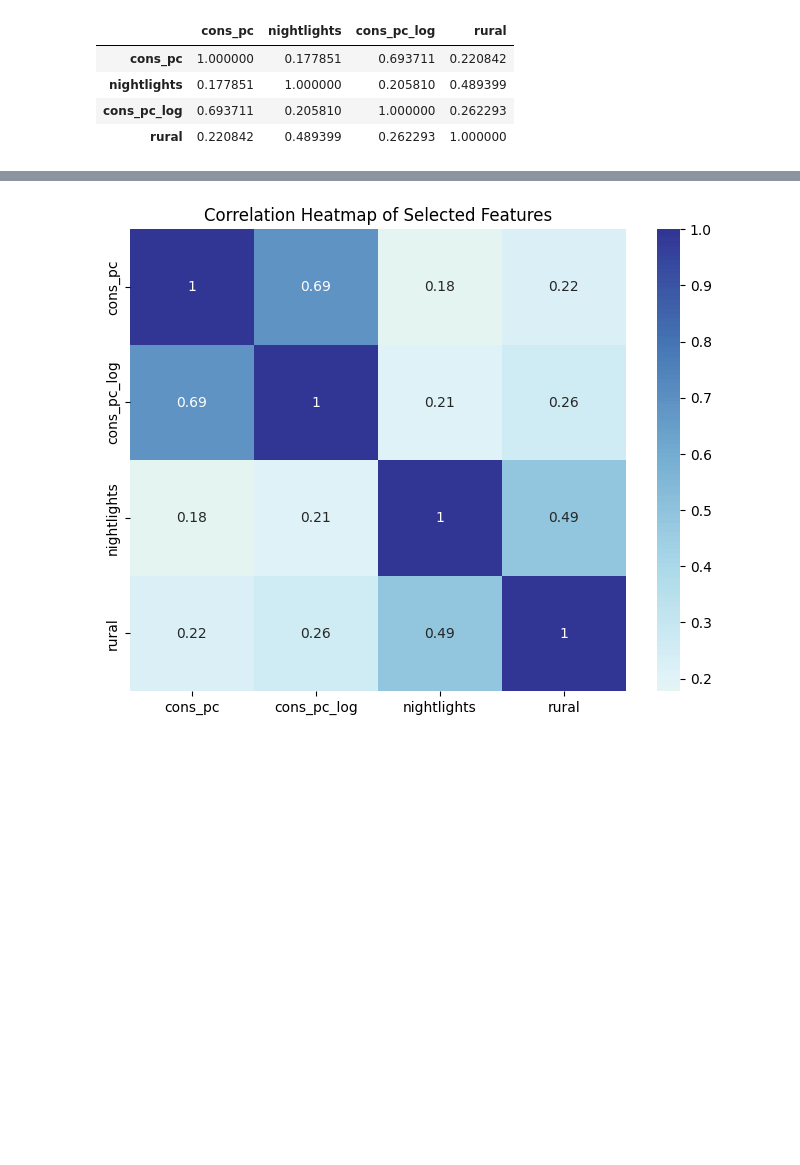
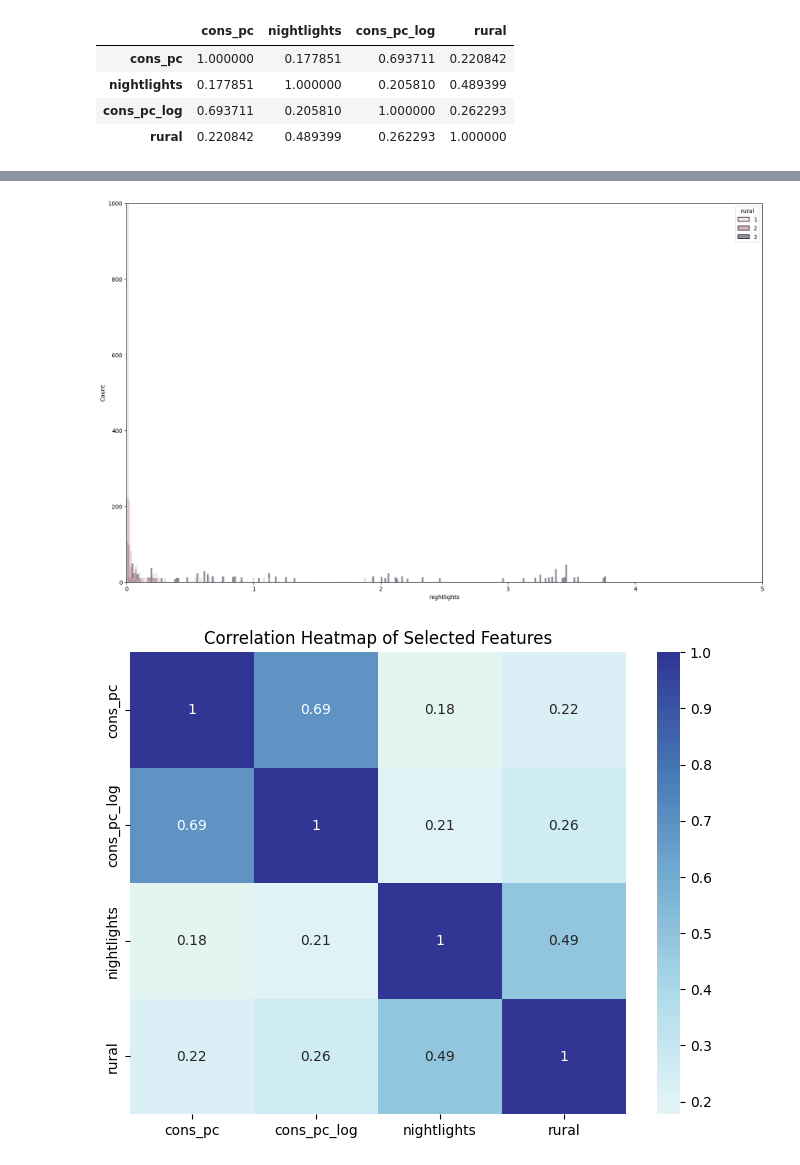
Before and after one commit to ladis-jil/Predicting-Economic-Activity-Satelite-Imagery, a Jupyter notebook: notebooks/JO_ML_model.ipynb, the cells around one changed output, grey strips where cells are left out. Saved outputs shown, nothing was run; the diff lists cells and outputs as text; code cells hidden in the pictures; blank space fills up the shorter version.

```diff
--- a/notebooks/JO_ML_model.ipynb
+++ b/notebooks/JO_ML_model.ipynb
@@ -272,3 +285,10 @@ m_df[['cons_pc','nightlights','cons_pc_log','rural']].corr()
+# %%
+plt.figure(figsize=(20,12))
+sns.histplot(x=m2_df['nightlights'],hue=m2_df['rural'])
+plt.xlim(0,5)
+plt.ylim(0,1000);
+# %% [output]
+[figure, added]
 # %%
 # Compute the correlation matrix
 corr_matrix = m_df[['cons_pc', 'cons_pc_log', 'nightlights', 'rural']].corr()
```
Also changed, not shown: parts of 5 cells of this notebook, 3 other files.
